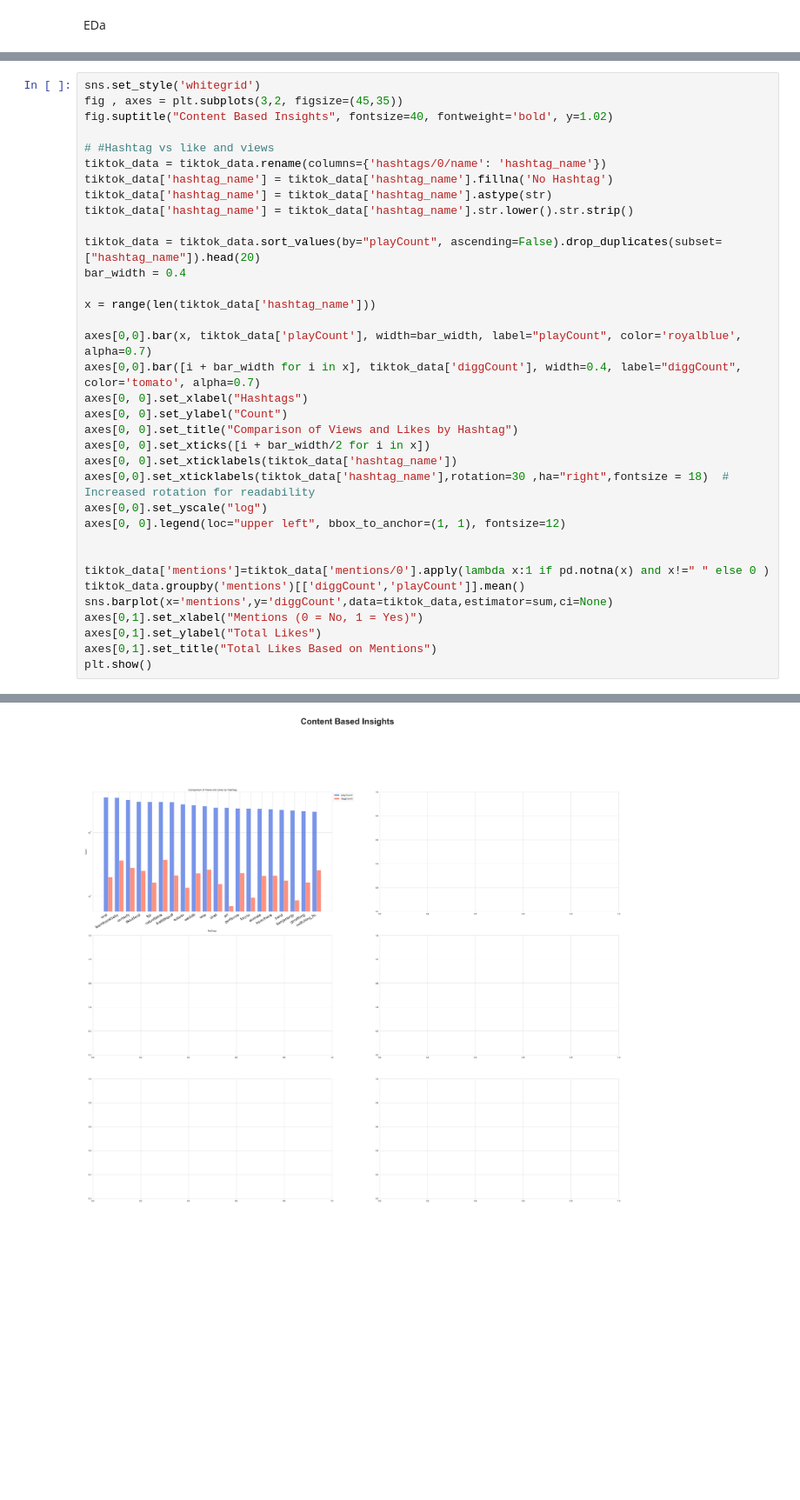
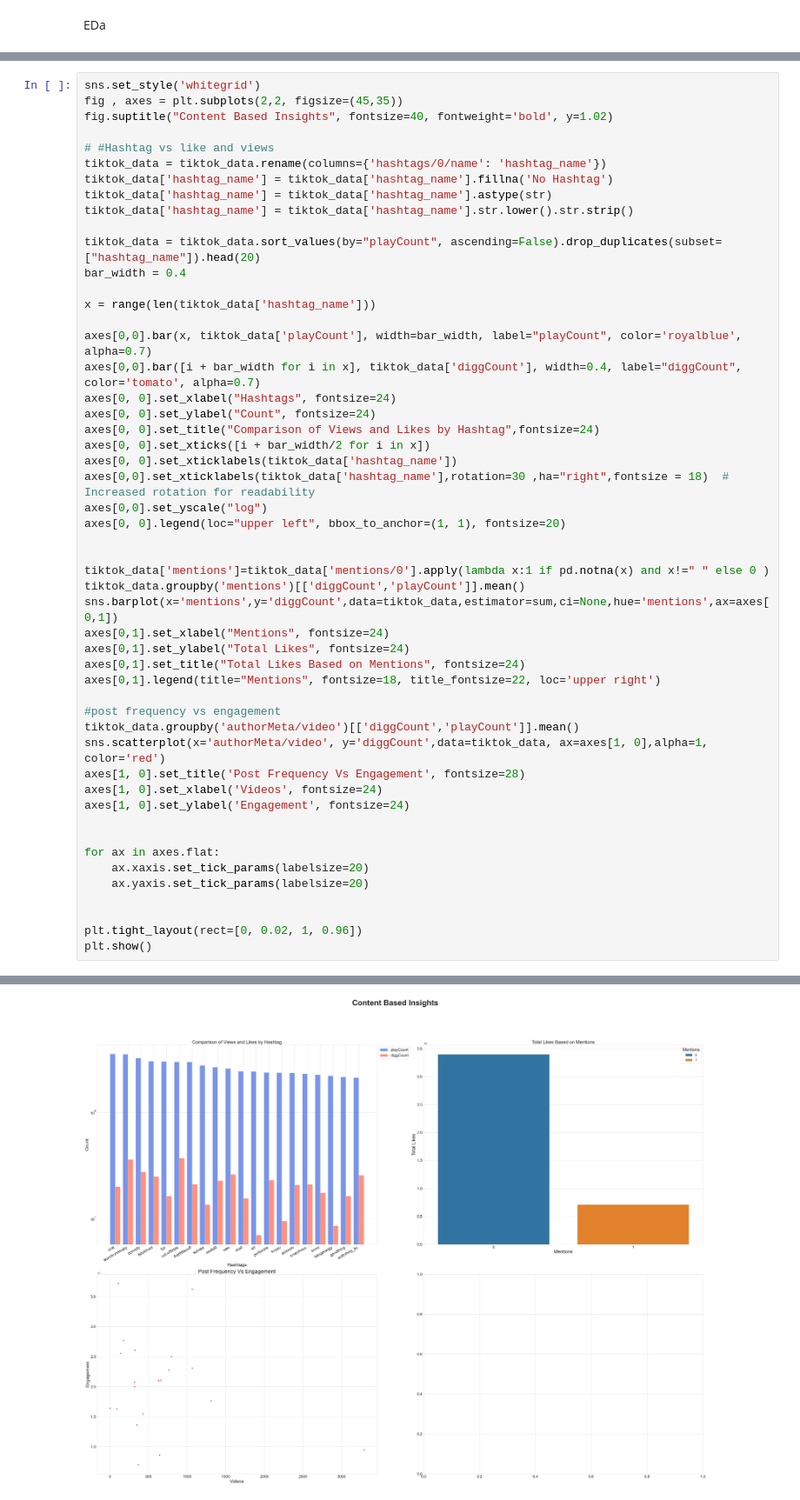
Before and after one commit to Sparshan605/Social-Media-Sentiment-Dashboard, a Jupyter notebook: data_visulaization.ipynb, the cells around one changed output, grey strips where cells are left out. Shown at 87% size. Cells and saved outputs as stored; diff of their text form; blank space fills up the shorter version.

```diff
--- a/data_visulaization.ipynb
+++ b/data_visulaization.ipynb
@@ -156,7 +156,7 @@ plt.show()
 [figure]
 # %%
 sns.set_style('whitegrid')
-fig , axes = plt.subplots(3,2, figsize=(45,35))
+fig , axes = plt.subplots(2,2, figsize=(45,35))
 fig.suptitle("Content Based Insights", fontsize=40, fontweight='bold', y=1.02)
 
 # #Hashtag vs like and views
@@ -172,21 +172,37 @@ x = range(len(tiktok_data['hashtag_name']))
 
 axes[0,0].bar(x, tiktok_data['playCount'], width=bar_width, label="playCount", color='royalblue', alpha=0.7)
 axes[0,0].bar([i + bar_width for i in x], tiktok_data['diggCount'], width=0.4, label="diggCount", color='tomato', alpha=0.7)
-axes[0, 0].set_xlabel("Hashtags")
-axes[0, 0].set_ylabel("Count")
-axes[0, 0].set_title("Comparison of Views and Likes by Hashtag")
+axes[0, 0].set_xlabel("Hashtags", fontsize=24)
+axes[0, 0].set_ylabel("Count", fontsize=24)
+axes[0, 0].set_title("Comparison of Views and Likes by Hashtag",fontsize=24)
 axes[0, 0].set_xticks([i + bar_width/2 for i in x])
 axes[0, 0].set_xticklabels(tiktok_data['hashtag_name'])
 axes[0,0].set_xticklabels(tiktok_data['hashtag_name'],rotation=30 ,ha="right",fontsize = 18)  # Increased rotation for readability
 axes[0,0].set_yscale("log")
-axes[0, 0].legend(loc="upper left", bbox_to_anchor=(1, 1), fontsize=12)
+axes[0, 0].legend(loc="upper left", bbox_to_anchor=(1, 1), fontsize=20)
 
 
 tiktok_data['mentions']=tiktok_data['mentions/0'].apply(lambda x:1 if pd.notna(x) and x!=" " else 0 )
 tiktok_data.groupby('mentions')[['diggCount','playCount']].mean()
-sns.barplot(x='mentions',y='diggCount',data=tiktok_data,estimator=sum,ci=None)
-axes[0,1].set_xlabel("Mentions (0 = No, 1 = Yes)")
-axes[0,1].set_ylabel("Total Likes")
-axes[0,1].set_title("Total Likes Based on Mentions")
+sns.barplot(x='mentions',y='diggCount',data=tiktok_data,estimator=sum,ci=None,hue='mentions',ax=axes[0,1])
+axes[0,1].set_xlabel("Mentions", fontsize=24)
+axes[0,1].set_ylabel("Total Likes", fontsize=24)
+axes[0,1].set_title("Total Likes Based on Mentions", fontsize=24)
+axes[0,1].legend(title="Mentions", fontsize=18, title_fontsize=22, loc='upper right')
+
+#post frequency vs engagement
+tiktok_data.groupby('authorMeta/video')[['diggCount','playCount']].mean()
+sns.scatterplot(x='authorMeta/video', y='diggCount',data=tiktok_data, ax=axes[1, 0],alpha=1, color='red')
+axes[1, 0].set_title('Post Frequency Vs Engagement', fontsize=28)
+axes[1, 0].set_xlabel('Videos', fontsize=24)
+axes[1, 0].set_ylabel('Engagement', fontsize=24)
+
+
+for ax in axes.flat:
+    ax.xaxis.set_tick_params(labelsize=20)
+    ax.yaxis.set_tick_params(labelsize=20)
+
+
+plt.tight_layout(rect=[0, 0.02, 1, 0.96])
 plt.show()
 # %% [output]
@@ -194 +209 @@ plt.show()
-[figure, old version]
+[figure, new version]
```
Also changed, not shown: parts of 1 cell of this notebook.
